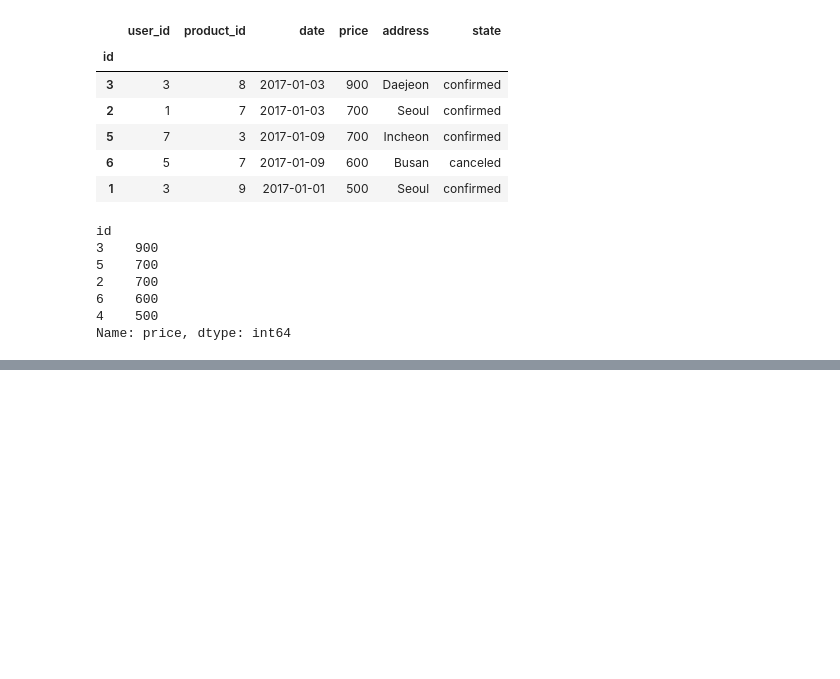
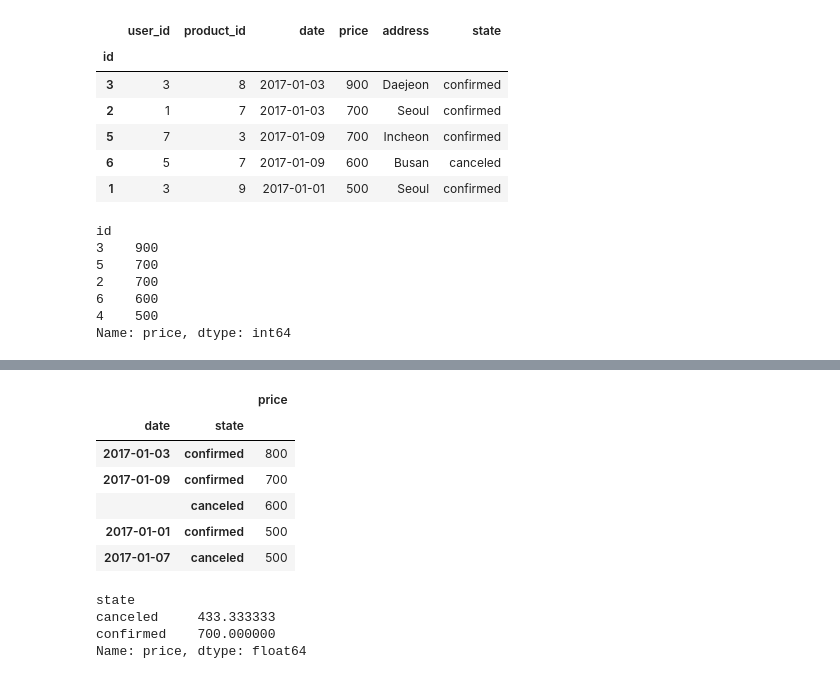
Before and after one commit to bwowby/DS, a Jupyter notebook: pandas_practice1.ipynb, the cells around one changed output, grey strips where cells are left out. Saved outputs shown, nothing was run; the diff lists cells and outputs as text; code cells hidden in the pictures; blank space fills up the shorter version.

```diff
--- a/pandas_practice1.ipynb
+++ b/pandas_practice1.ipynb
@@ -148,0 +254,18 @@ Name: price, dtype: int64
+# %%
+table.sort_values(by="price", ascending = False).head()
+# %% [output]
+|  |  | price |
+| date | state |  |
+| 2017-01-03 | confirmed | 800 |
+| 2017-01-09 | confirmed | 700 |
+|  | canceled | 600 |
+| 2017-01-01 | confirmed | 500 |
+| 2017-01-07 | canceled | 500 |
+# %%
+#series
+order.groupby("state")["price"].mean()
+# %% [output]
+state
+canceled     433.333333
+confirmed    700.000000
+Name: price, dtype: float64
```
Also changed, not shown: parts of 15 cells of this notebook.
